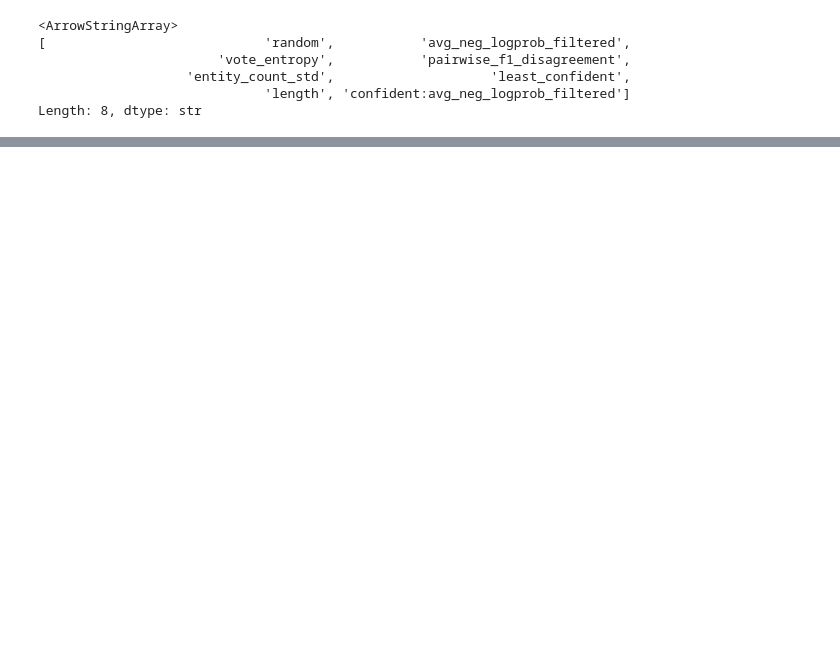
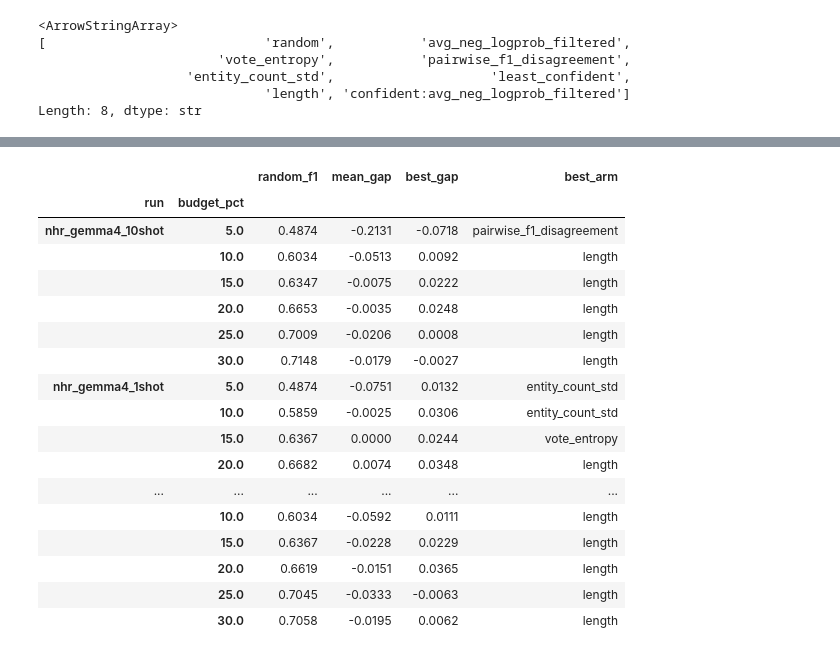
Before and after one commit to DogRog/uq-pet-token, a Jupyter notebook: notebooks/analysis.ipynb, the cells around one changed output, grey strips where cells are left out. Drawn from its saved outputs; the diff is of its cells as text; code cells hidden in the pictures; blank space fills up the shorter version.

```diff
--- a/notebooks/analysis.ipynb
+++ b/notebooks/analysis.ipynb
@@ -139,0 +394,21 @@ plot_learning_curve(results, RUN_DIR / "learning_curve.png", show=True)
+# %%
+axis("few-shot count")
+# %% [output]
+|  |  | random_f1 | mean_gap | best_gap | best_arm |
+| run | budget_pct |  |  |  |  |
+| nhr_gemma4_10shot | 5.0 | 0.4874 | -0.2131 | -0.0718 | pairwise_f1_disagreement |
+|  | 10.0 | 0.6034 | -0.0513 | 0.0092 | length |
+|  | 15.0 | 0.6347 | -0.0075 | 0.0222 | length |
+|  | 20.0 | 0.6653 | -0.0035 | 0.0248 | length |
+|  | 25.0 | 0.7009 | -0.0206 | 0.0008 | length |
+|  | 30.0 | 0.7148 | -0.0179 | -0.0027 | length |
+| nhr_gemma4_1shot | 5.0 | 0.4874 | -0.0751 | 0.0132 | entity_count_std |
+|  | 10.0 | 0.5859 | -0.0025 | 0.0306 | entity_count_std |
+|  | 15.0 | 0.6367 | 0.0000 | 0.0244 | vote_entropy |
+|  | 20.0 | 0.6682 | 0.0074 | 0.0348 | length |
+| ... | ... | ... | ... | ... | ... |
+|  | 10.0 | 0.6034 | -0.0592 | 0.0111 | length |
+|  | 15.0 | 0.6367 | -0.0228 | 0.0229 | length |
+|  | 20.0 | 0.6619 | -0.0151 | 0.0365 | length |
+|  | 25.0 | 0.7045 | -0.0333 | -0.0063 | length |
+|  | 30.0 | 0.7058 | -0.0195 | 0.0062 | length |
```
Also changed, not shown: parts of 17 cells of this notebook, 4 other files.
